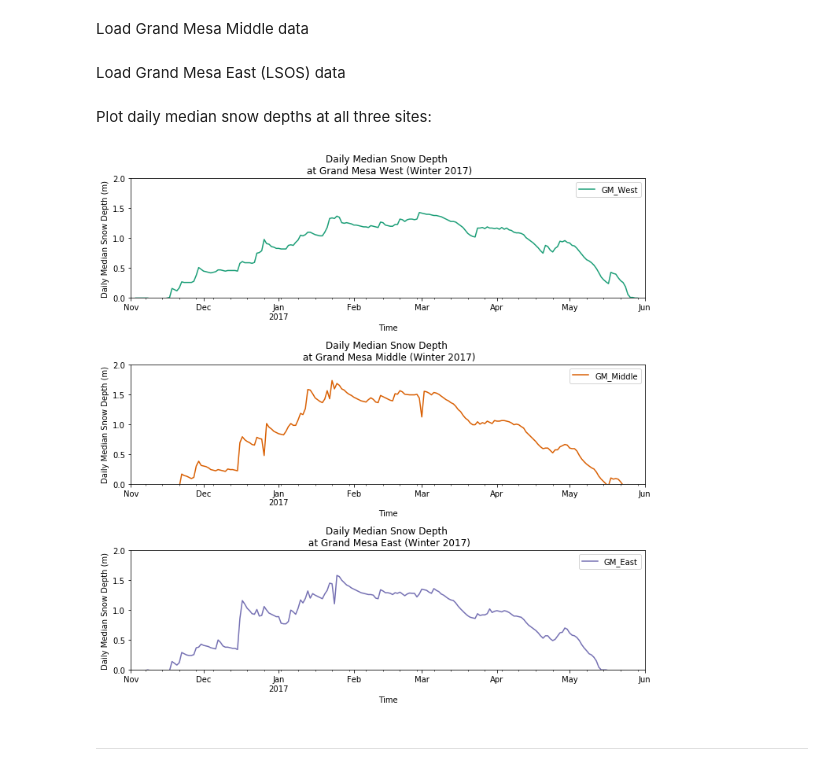
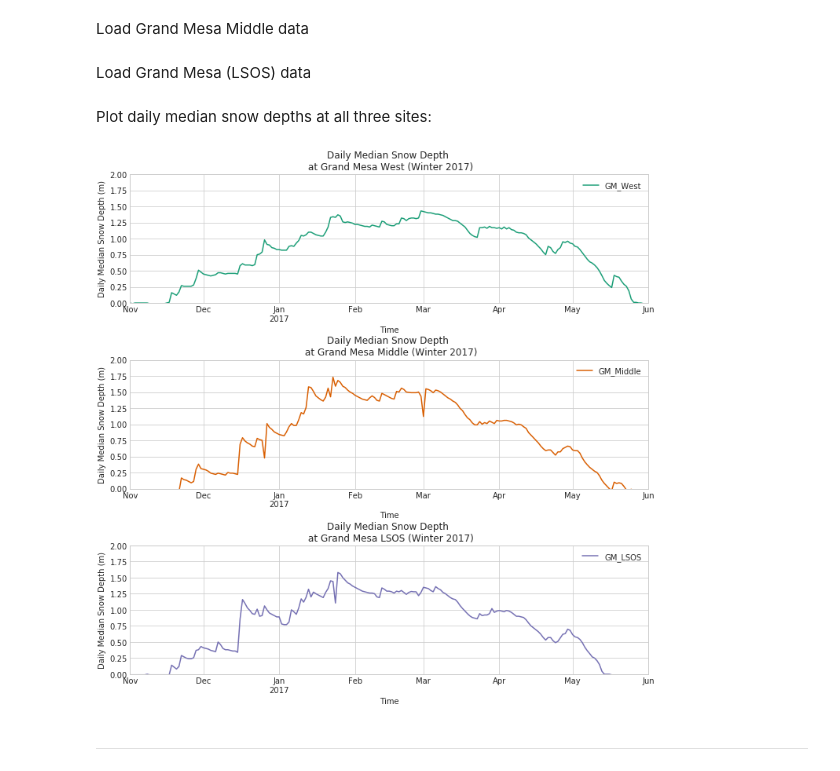
Before and after one commit to spestana/microwave-rs, a Jupyter notebook: project/grandmesa-snowdepth.ipynb, the cells around one changed output. Cells and saved outputs as stored; diff of their text form; code cells hidden in the pictures.

Commit message:
Fix plot labels

```diff
--- a/project/grandmesa-snowdepth.ipynb
+++ b/project/grandmesa-snowdepth.ipynb
@@ -14,7 +14,7 @@ gdal.UseExceptions()
 %matplotlib inline
 
 # Set plot fonts to a larger size
-plt.rcParams.update({'font.size': 12})
+#plt.rcParams.update({'font.size': 12})
 
 import warnings
 warnings.filterwarnings('ignore')
@@ -64,60 +64,61 @@ gm_middle_daily_median = gm_middle_daily_median.set_index('datetime')
 # Resample to daily median values based on the datetime index
 gm_middle_daily_median = gm_middle_daily_median.resample('1D').median()
 # %% [markdown]
-Load Grand Mesa East (LSOS) data
+Load Grand Mesa (LSOS) data
 # %%
 # Grand Mesa East data
 filepath = r'met_data\LSOS-V2t_spestana.csv'
-gm_east = pd.read_csv(filepath)
+gm_lsos = pd.read_csv(filepath)
 
 # Make some data type and unit conversions
 hrs = -6
-gm_east['datetime'] = pd.to_datetime(gm_east['TIMESTAMP']) # timestamp string to pandas datetime
-gm_east['datetime'] +=  pd.to_timedelta(hrs, unit='h')
-gm_east = gm_east.sort_values('datetime').reset_index()
+gm_lsos['datetime'] = pd.to_datetime(gm_lsos['TIMESTAMP']) # timestamp string to pandas datetime
+gm_lsos['datetime'] +=  pd.to_timedelta(hrs, unit='h')
+gm_lsos = gm_lsos.sort_values('datetime').reset_index()
 
 # Resample to daily median values.
 #(I chose median so that it's not as influenced by erroneous values as a daily mean would be.)
 # Make a copy of the pandas data frame
-gm_east_daily_median = gm_east
+gm_lsos_daily_median = gm_lsos
 # Set the datetime column to this new data frame's index
-gm_east_daily_median = gm_east_daily_median.set_index('datetime')
+gm_lsos_daily_median = gm_lsos_daily_median.set_index('datetime')
 # Resample to daily median values based on the datetime index
-gm_east_daily_median = gm_east_daily_median.resample('1D').median()
+gm_lsos_daily_median = gm_lsos_daily_median.resample('1D').median()
 # %% [markdown]
 Plot daily median snow depths at all three sites:
 # %%
 # Set start and end dates to look at here:
 starttime = pd.to_datetime('2016-11-01 00:00')
 endtime = pd.to_datetime('2017-06-01 23:59:59')
 
 # Plot daily median snow depths:
-fig, ax = plt.subplots(3,1,figsize=(10,10))
+with plt.style.context('seaborn-whitegrid'):
+    fig, ax = plt.subplots(3,1,figsize=(10,10))
 
-ax[0].set_title('Daily Median Snow Depth \n at Grand Mesa West (Winter 2017)');
-gm_west_daily_median.plot(y='Snow Depth (m, Avg)',
-                          c='#1b9e77', ax=ax[0],
-                          label='GM_West')
+    ax[0].set_title('Daily Median Snow Depth \n at Grand Mesa West (Winter 2017)');
+    gm_west_daily_median.plot(y='Snow Depth (m, Avg)',
+                              c='#1b9e77', ax=ax[0],
+                              label='GM_West')
 
-ax[1].set_title('Daily Median Snow Depth \n at Grand Mesa Middle (Winter 2017)');
-gm_middle_daily_median.plot(y='Snow Depth(m, Avg)',
-                            c='#d95f02', ax=ax[1],
-                            label='GM_Middle')
+    ax[1].set_title('Daily Median Snow Depth \n at Grand Mesa Middle (Winter 2017)');
+    gm_middle_daily_median.plot(y='Snow Depth(m, Avg)',
+                                c='#d95f02', ax=ax[1],
+                                label='GM_Middle')
 
-ax[2].set_title('Daily Median Snow Depth \n at Grand Mesa East (Winter 2017)');
-gm_east_daily_median.plot(y='Snow Depth (m, Avg)',
-                          c='#7570b3', ax=ax[2],
-                          label='GM_East')
-# format each subplot:
-for n in range(len(ax)):
-    ax[n].set_ylim((0,2))
-    ax[n].set_xlim((starttime,endtime))
-    ax[n].set_ylabel('Daily Median Snow Depth (m)')
-    ax[n].set_xlabel('Time')
+    ax[2].set_title('Daily Median Snow Depth \n at Grand Mesa LSOS (Winter 2017)');
+    gm_lsos_daily_median.plot(y='Snow Depth (m, Avg)',
+                              c='#7570b3', ax=ax[2],
+                              label='GM_LSOS')
+    # format each subplot:
+    for n in range(len(ax)):
+        ax[n].set_ylim((0,2))
+        ax[n].set_xlim((starttime,endtime))
+        ax[n].set_ylabel('Daily Median Snow Depth (m)')
+        ax[n].set_xlabel('Time')
 
-plt.tight_layout()
-plt.savefig('daily_median_snowdepth.png',dpi=300)
+    plt.tight_layout()
+    plt.savefig('daily_median_snowdepth.png',dpi=300)
 # %% [output]
-[figure, old version]
+[figure, new version]
 # %% [markdown]
 ***
```
Also changed, not shown: 1 other file.
